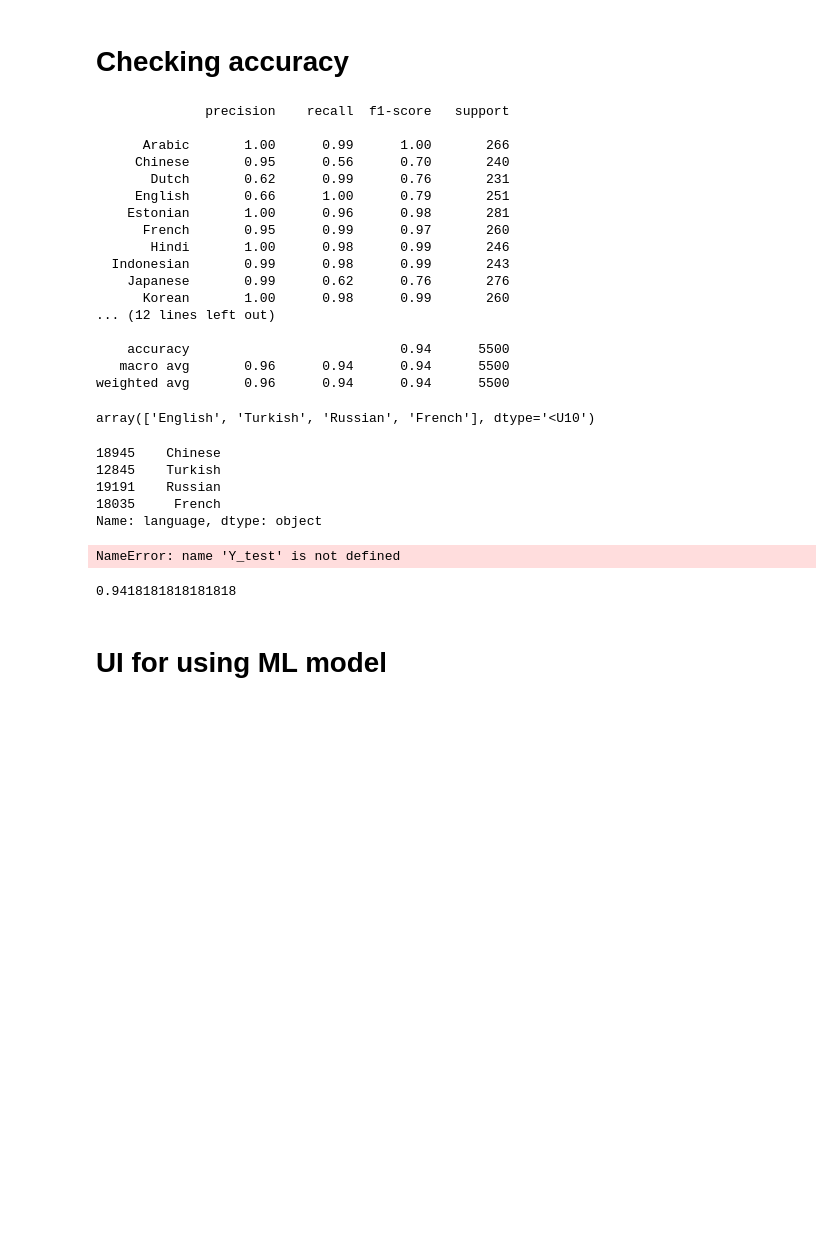
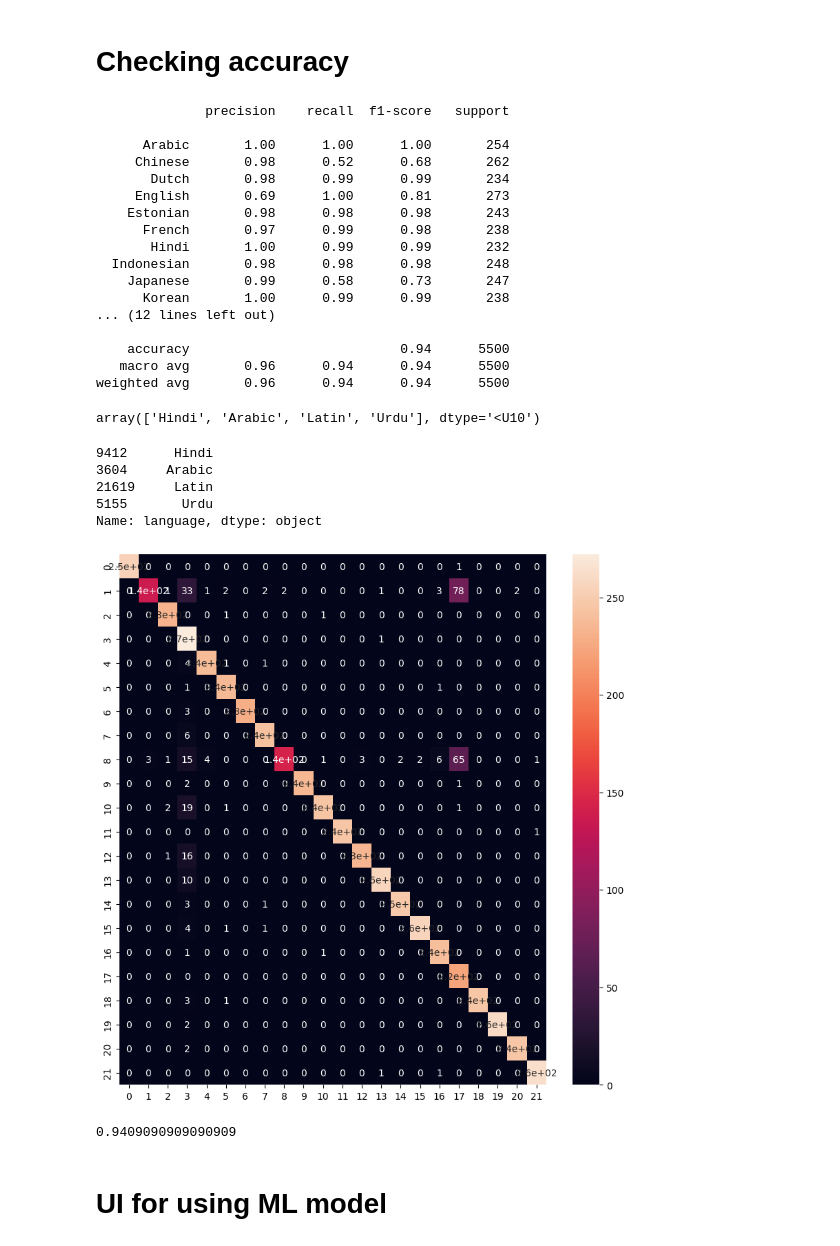
Before and after one commit to nitheesh1904/Language-Detection-in-texts, a Jupyter notebook: Language Detection/language_detection.ipynb, the cells around one changed output. Drawn from its saved outputs; the diff is of its cells as text; code cells hidden in the pictures; blank space fills up the shorter version.

```diff
--- a/Language Detection/language_detection.ipynb
+++ b/Language Detection/language_detection.ipynb
@@ -2,4 +2,4 @@
 # Importing Dataset and counting number of languages
 # %%
 import pandas as pd
-df=pd.read_csv('D:\csv\language_detection.csv')
+df=pd.read_csv("D:\ml\Language Detection\dataset.csv")
@@ -87,16 +85,16 @@ print(classification_report(Y_test,Y_pred))
 # %% [output]
               precision    recall  f1-score   support
 
-      Arabic       1.00      0.99      1.00       266
-     Chinese       0.95      0.56      0.70       240
-       Dutch       0.62      0.99      0.76       231
-     English       0.66      1.00      0.79       251
-    Estonian       1.00      0.96      0.98       281
-      French       0.95      0.99      0.97       260
-       Hindi       1.00      0.98      0.99       246
-  Indonesian       0.99      0.98      0.99       243
-    Japanese       0.99      0.62      0.76       276
-      Korean       1.00      0.98      0.99       260
+      Arabic       1.00      1.00      1.00       254
+     Chinese       0.98      0.52      0.68       262
+       Dutch       0.98      0.99      0.99       234
+     English       0.69      1.00      0.81       273
+    Estonian       0.98      0.98      0.98       243
+      French       0.97      0.99      0.98       238
+       Hindi       1.00      0.99      0.99       232
+  Indonesian       0.98      0.98      0.98       248
+    Japanese       0.99      0.58      0.73       247
+      Korean       1.00      0.99      0.99       238
 ... (12 lines left out)
 
     accuracy                           0.94      5500
@@ -105,25 +103,31 @@ weighted avg       0.96      0.94      0.94      5500
 # %%
 Y_pred[:4]
 # %% [output]
-array(['English', 'Turkish', 'Russian', 'French'], dtype='<U10')
+array(['Hindi', 'Arabic', 'Latin', 'Urdu'], dtype='<U10')
 # %%
 Y_test[:4]
 # %% [output]
-18945    Chinese
-12845    Turkish
-19191    Russian
-18035     French
+9412      Hindi
+3604     Arabic
+21619     Latin
+5155       Urdu
 Name: language, dtype: object
 # %%
 from sklearn.metrics import confusion_matrix
 cf=confusion_matrix(Y_test,Y_pred)
-# %% [output]
-NameError: name 'Y_test' is not defined
+# %%
+import seaborn as sns
+import matplotlib.pyplot as plt
+plt.figure(figsize=(10, 10))
+sns.heatmap(cf,annot=True)
+plt.show()
+# %% [output]
+[figure, added]
 # %%
 from sklearn.metrics import accuracy_score
 accuracy_score(Y_test,Y_pred)
 # %% [output]
-0.9418181818181818
+0.9409090909090909
 # %% [markdown]
 # UI for using ML model
 # %%
```
Also changed, not shown: parts of 2 cells of this notebook.
